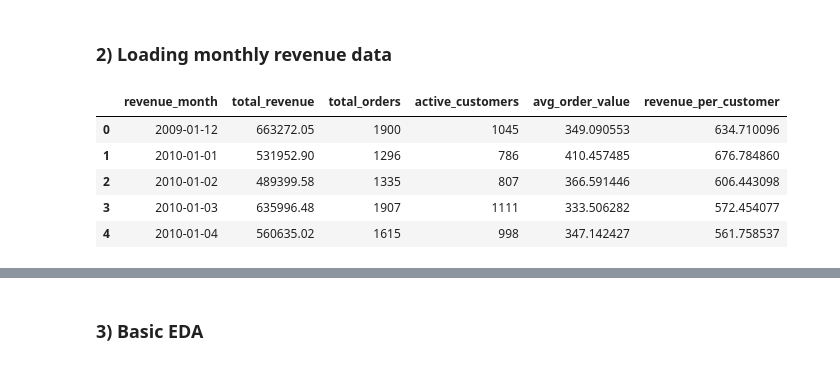
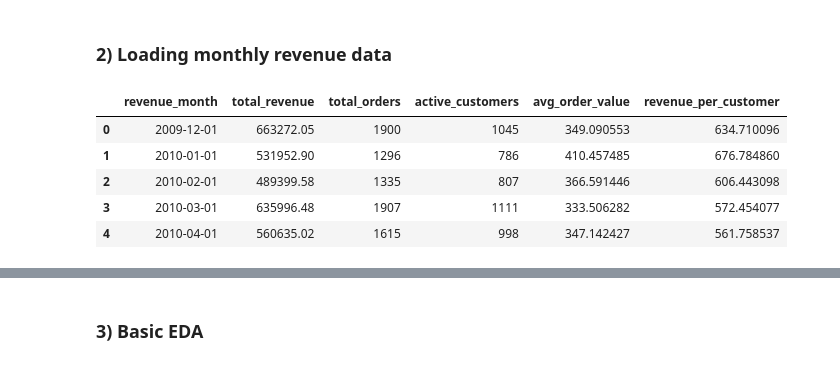
Before and after one commit to Notyashsingh/customer-revenue-analytics, a Jupyter notebook: notebooks/05_forecasting_and_insights.ipynb, the cells around one changed output, grey strips where cells are left out. Drawn from its saved outputs; the diff is of its cells as text; code cells hidden in the pictures.

Commit message:
Update processed retention matrix and revenue forecast data

```diff
--- a/notebooks/05_forecasting_and_insights.ipynb
+++ b/notebooks/05_forecasting_and_insights.ipynb
@@ -23,16 +23,17 @@ engine.connect()
 # %%
 import pandas as pd
 
 df = pd.read_csv(
     "../data/processed/monthly_revenue_metrics.csv",
-    parse_dates=["revenue_month"]
+    parse_dates=["revenue_month"],
+    dayfirst=True
 )
 
 df.head()
 # %% [output]
 |  | revenue_month | total_revenue | total_orders | active_customers | avg_order_value | revenue_per_customer |
-| 0 | 2009-01-12 | 663272.05 | 1900 | 1045 | 349.090553 | 634.710096 |
+| 0 | 2009-12-01 | 663272.05 | 1900 | 1045 | 349.090553 | 634.710096 |
 | 1 | 2010-01-01 | 531952.90 | 1296 | 786 | 410.457485 | 676.784860 |
-| 2 | 2010-01-02 | 489399.58 | 1335 | 807 | 366.591446 | 606.443098 |
-| 3 | 2010-01-03 | 635996.48 | 1907 | 1111 | 333.506282 | 572.454077 |
-| 4 | 2010-01-04 | 560635.02 | 1615 | 998 | 347.142427 | 561.758537 |
+| 2 | 2010-02-01 | 489399.58 | 1335 | 807 | 366.591446 | 606.443098 |
+| 3 | 2010-03-01 | 635996.48 | 1907 | 1111 | 333.506282 | 572.454077 |
+| 4 | 2010-04-01 | 560635.02 | 1615 | 998 | 347.142427 | 561.758537 |
```
Also changed, not shown: parts of 7 cells of this notebook, 14 other files.
